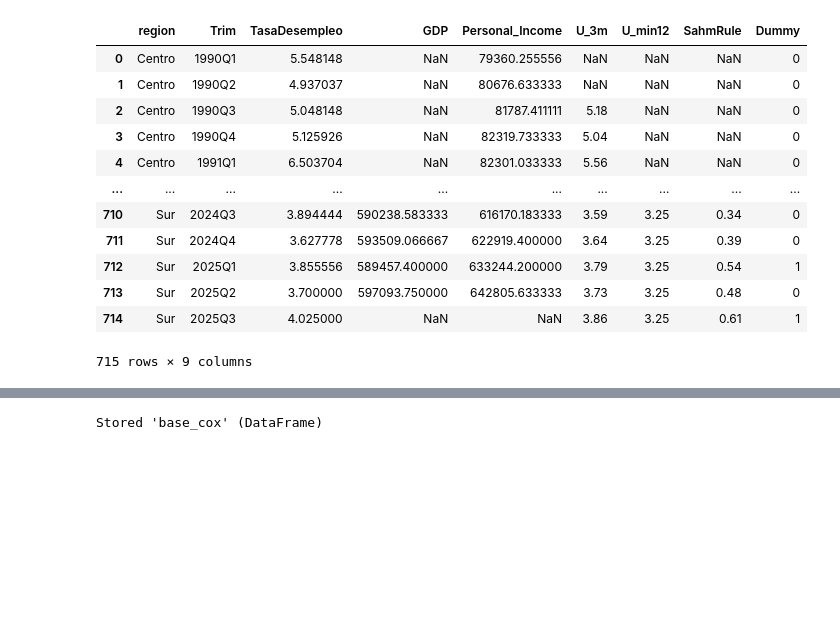
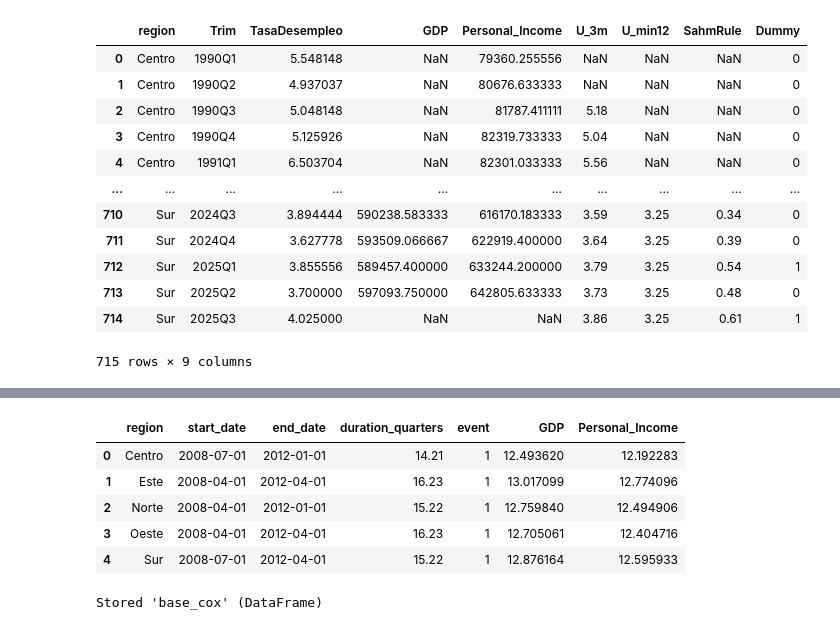
Before and after one commit to Jota-leals/Modelos, a Jupyter notebook: datos_cox.ipynb, the cells around one changed output, grey strips where cells are left out. Saved outputs shown, nothing was run; the diff lists cells and outputs as text; code cells hidden in the pictures; blank space fills up the shorter version.

```diff
--- a/datos_cox.ipynb
+++ b/datos_cox.ipynb
@@ -474,0 +510,6 @@ base_cox
+# %%
+#Regreso de Recesion
+
+first_back = df_merge.groupby('region')['Fecha'].min().reset_index()
+first_back = first_back.rename(columns={'Fecha':'end_date'})
+first_back
@@ -474,0 +523,6 @@ base_cox
+# %%
+df_duration = pd.merge(first_unemp, first_back, on='region', how='left')
+df_duration['end_date'] = df_duration['end_date'].fillna(base_cox['Fecha'].max())
+df_duration['duration_quarters'] = ((df_duration['end_date'] - df_duration['start_date']).dt.days / 30 / 3).round(2)
+df_duration['event'] = (df_duration['end_date'] != base_cox['Fecha'].max()).astype(int)
+df_duration
@@ -475,3 +536,15 @@ base_cox
+# %%
+df_covars = base_cox.groupby('region')[['GDP', 'Personal_Income']].mean().reset_index()
+df_covars
+df_final = pd.merge(df_duration, df_covars, on='region', how='left')
+df_final
+# %% [output]
+|  | region | start_date | end_date | duration_quarters | event | GDP | Personal_Income |
+| 0 | Centro | 2008-07-01 | 2012-01-01 | 14.21 | 1 | 12.493620 | 12.192283 |
+| 1 | Este | 2008-04-01 | 2012-04-01 | 16.23 | 1 | 13.017099 | 12.774096 |
+| 2 | Norte | 2008-04-01 | 2012-01-01 | 15.22 | 1 | 12.759840 | 12.494906 |
+| 3 | Oeste | 2008-04-01 | 2012-04-01 | 16.23 | 1 | 12.705061 | 12.404716 |
+| 4 | Sur | 2008-07-01 | 2012-04-01 | 15.22 | 1 | 12.876164 | 12.595933 |
 # %%
 %store base_cox
 # %% [output]
```
Also changed, not shown: parts of 8 cells of this notebook, 1 other file.
